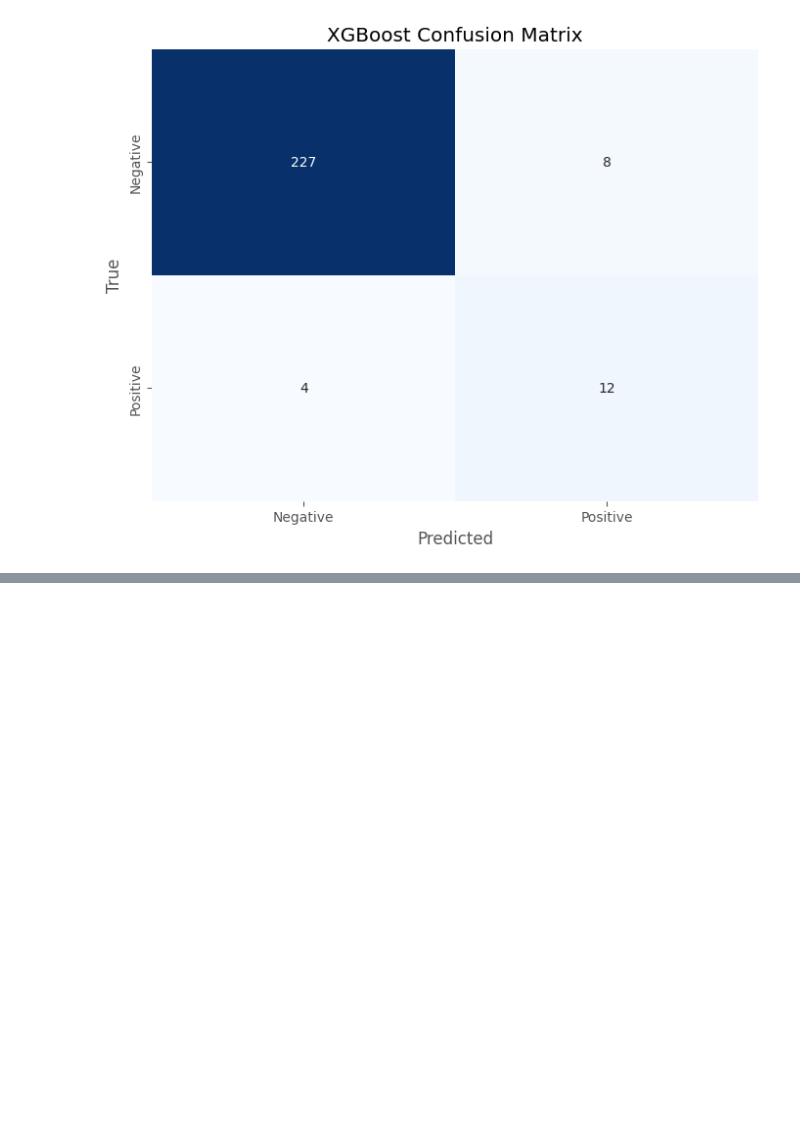
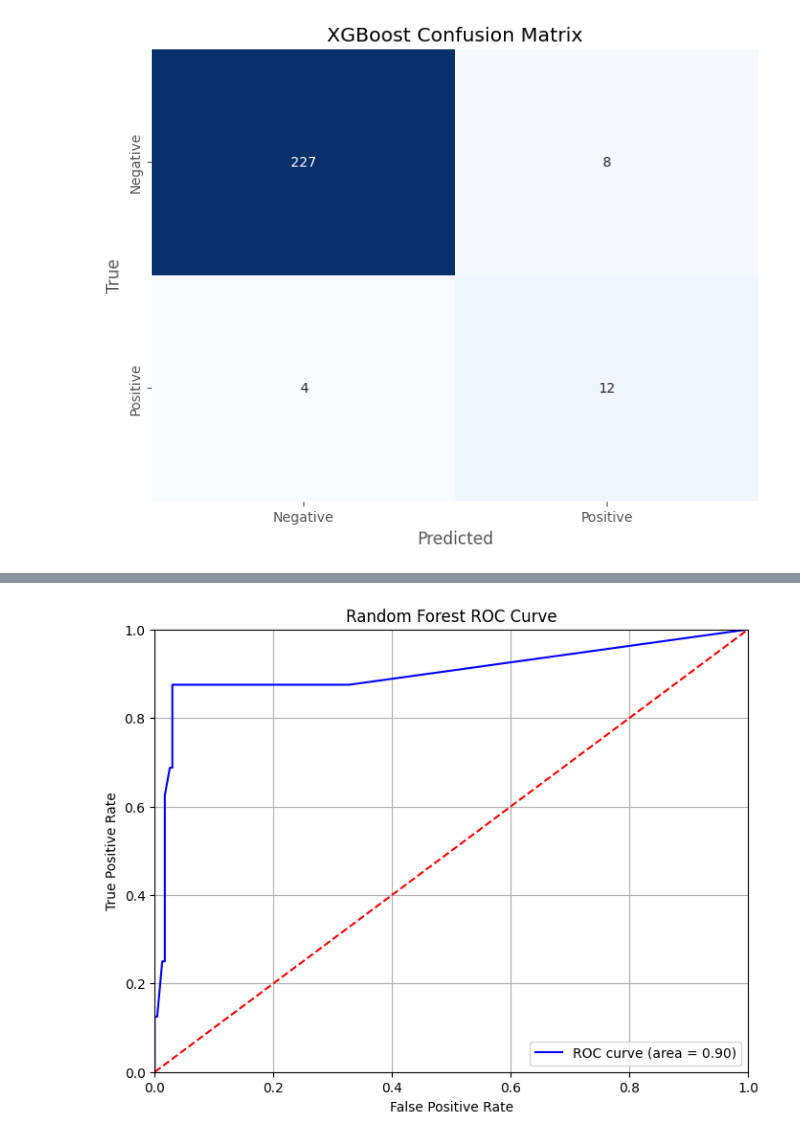
Before and after one commit to va22abb/Msc-Data-Project-Comparative-study-of-machine-learning-algorithms-in-predicting-cervical-cancer, a Jupyter notebook: Cervical_Cancer_Code.ipynb, the cells around one changed output, grey strips where cells are left out. Drawn from its saved outputs; the diff is of its cells as text; code cells hidden in the pictures; blank space fills up the shorter version.

```diff
--- a/Cervical_Cancer_Code.ipynb
+++ b/Cervical_Cancer_Code.ipynb
@@ -564,0 +607,5 @@ plot_confusion_matrix(y_test, y_pred_xgb, title='XGBoost Confusion Matrix')
+# %%
+# Plot ROC curve for Random Forest
+plot_roc_curve(y_test, y_scores_rf, title='Random Forest ROC Curve')
+# %% [output]
+[figure, added]
```
Also changed, not shown: parts of 16 cells of this notebook.
